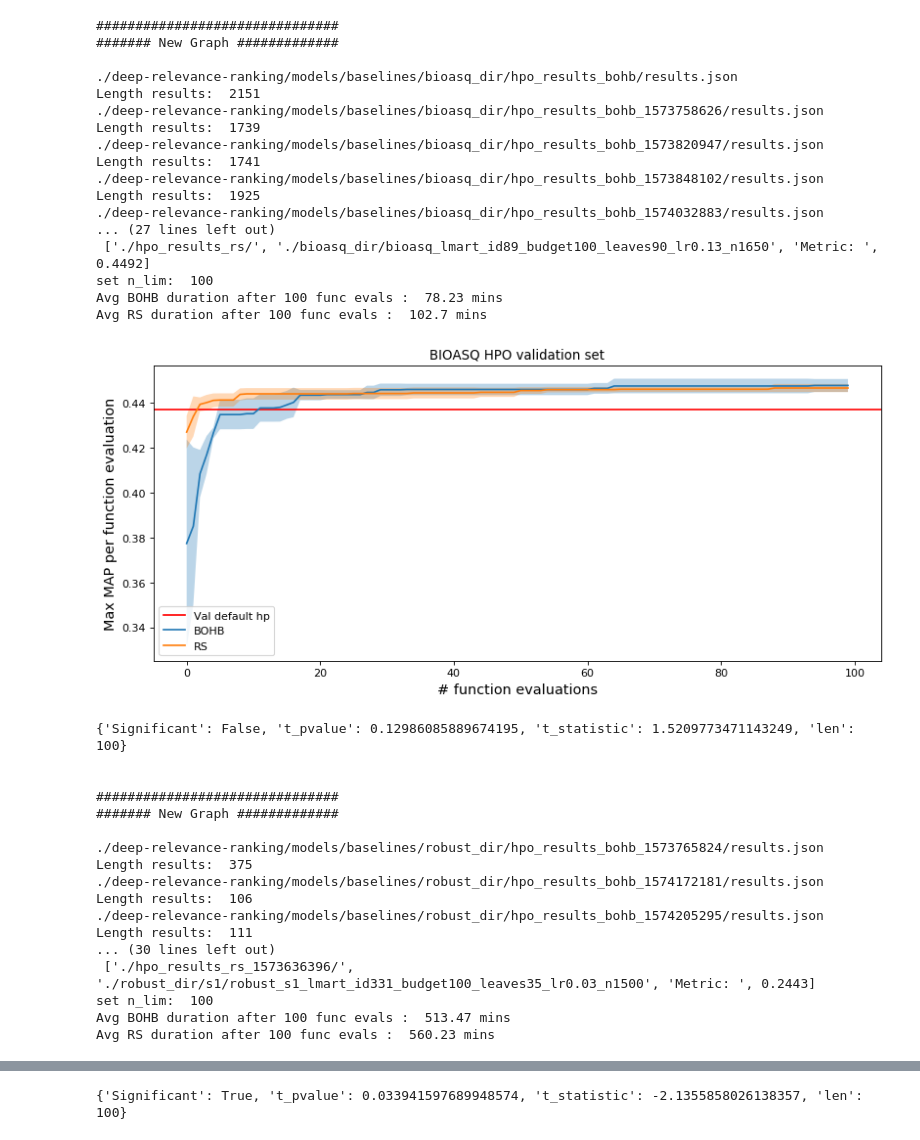
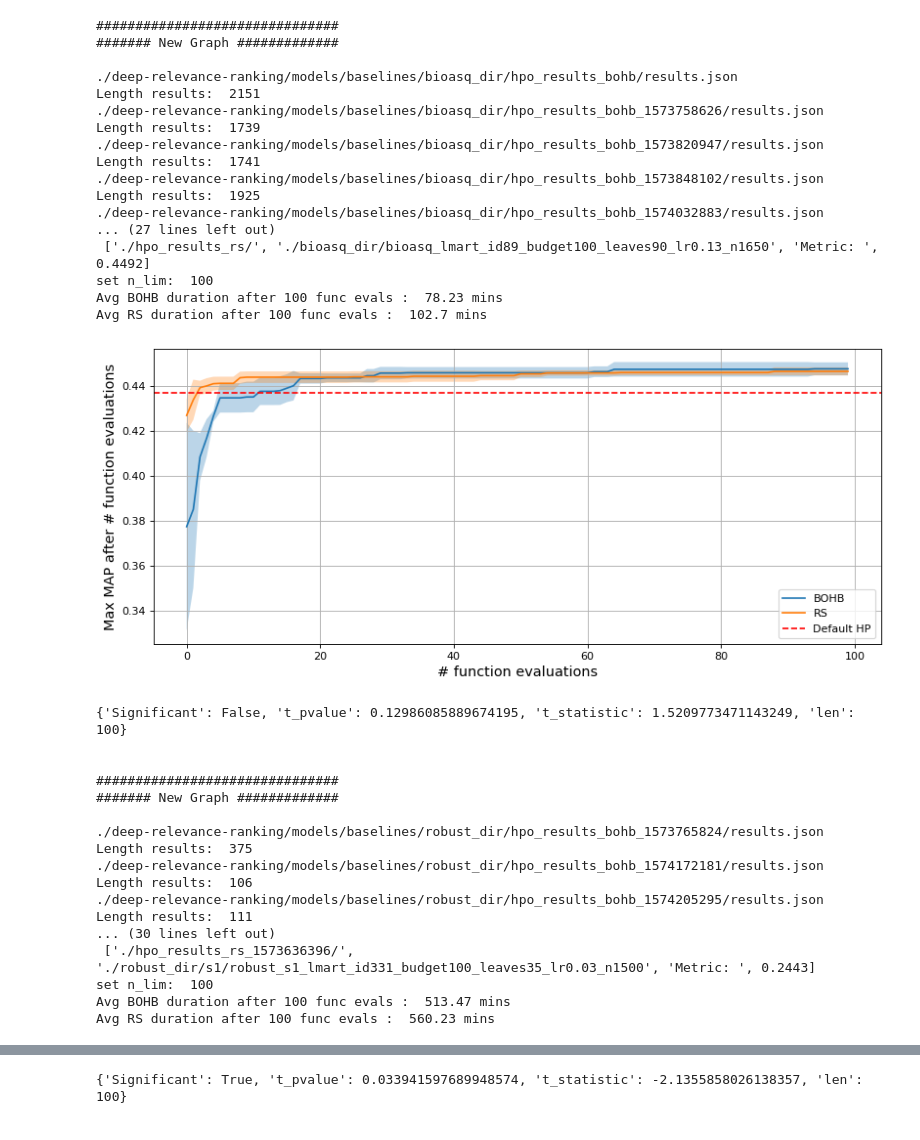
Before and after one commit to fj-morales/deep-relevance-ranking, a Jupyter notebook: models/baselines/HPO_analysis_intermediate.ipynb, the cells around one changed output, grey strips where cells are left out. Drawn from its saved outputs; the diff is of its cells as text; code cells hidden in the pictures.

```diff
--- a/models/baselines/HPO_analysis_intermediate.ipynb
+++ b/models/baselines/HPO_analysis_intermediate.ipynb
@@ -33,13 +33,12 @@ def load_hpo_results(results_dir):
         'config_lines': open_hpo_results_files(config_file)
         }
 # %%
-def load_results(file):
+def load_results(file, data_budget = 0):
     with open(file, 'rt') as f_in:
         results = []
         for line in f_in:
 #             line = line.strip('\n')
             results.append(json.loads(line))
-        data_budget = 0
 #         losses = [x[3]['loss'] for x in results if x[1] == 100] # Get only runs on 100% of data
         losses = [x[3]['loss'] for x in results if x[1] >= data_budget] # Get only runs on 100% of data
 
@@ -94,11 +93,11 @@ def get_min_loss(values):
     min_values = [min(values[0:i+1]) for i,x in enumerate(values)]
     return min_values
 # %%
-def get_avg_results(results_files, n_lim):
+def get_avg_results(results_files, n_lim, data_budget):
     res = []
 
     for r in results_files:
-        r_load = load_results(r)
+        r_load = load_results(r, data_budget)
 #         if len(r_load['loss_data']) > 100: # Load results only if they are above 100 function evaluations. Need to concat wit the other one
         if len(r_load['loss_data']) > 100: # Load results only if they are above 100 function evaluations. Need to concat wit the other one
             res.append(r_load)
@@ -186,14 +185,14 @@ def compute_t_test(data_A, data_B, alpha=0.05):
             'len': min_len
             }
 # %%
-def plot_results(dataset, *plots, dev_def=0, test_def=0, n=0, n_lim=0, min_dur=0, time_flag=True):
+def plot_results(dataset, *plots, dev_def=0, test_def=0, n=0, n_lim=0, min_dur=0, time_flag=True, log_flag=False, grid_f = False):
 
     f = plt.figure(num=None, figsize=(12, 5), dpi=80, facecolor='w', edgecolor='k')
     plt.clf()
 
-    plt.title(dataset.upper() + ' HPO validation set' )
+#     plt.title(dataset.upper() + ' HPO validation set' )
 
-    plt.axhline(y=dev_def, color='r', linestyle='-', label = 'Val default hp')
+
 #     plt.axhline(y=test_def, color='g', linestyle='--', label = 'Test default hp')
 
     data_max = []
@@ -240,9 +239,9 @@ def plot_results(dataset, *plots, dev_def=0, test_def=0, n=0, n_lim=0, min_dur=0
 #             plt.xlabel('# function evaluations on 100% budget', fontsize = 13)
 
         if dataset == 'tvqa':
-            plt.ylabel('Max acc per function evaluation', fontsize = 13)
+            plt.ylabel('Max ACC after # function evaluations', fontsize = 13)
         else:
-            plt.ylabel('Max MAP per function evaluation', fontsize = 13)
+            plt.ylabel('Max MAP after # function evaluations', fontsize = 13)
 
         metric_max_avg_sliced = metric_max_avg[n:n_up]
         error = np.asarray(plot_data['min_std'])
@@ -251,7 +250,10 @@ def plot_results(dataset, *plots, dev_def=0, test_def=0, n=0, n_lim=0, min_dur=0
 
         x_idx = idx[n:n_up]
 
-        p = plt.plot(x_idx, metric_max_avg_sliced, label = plot_data['avg_hpo'].upper())
+        if log_flag:
+            p = plt.semilogx(x_idx, metric_max_avg_sliced, label = plot_data['avg_hpo'].upper())
+        else:
+            p = plt.plot(x_idx, metric_max_avg_sliced, label = plot_data['avg_hpo'].upper())
 
 
         y = np.asarray(metric_max_avg_sliced)
@@ -269,7 +271,9 @@ def plot_results(dataset, *plots, dev_def=0, test_def=0, n=0, n_lim=0, min_dur=0
 # #             plt.fill_between(x_idx, raw_y-raw_error, raw_y+raw_error, alpha=0.3)
 
 #     plt.plot([x/hour for x in incumbent_bohb['times_finished']], incumbent_bohb['losses'])
-    plt.legend()
+    plt.axhline(y=dev_def, color='r', linestyle='--', label = 'Default HP')
+    plt.grid(grid_f, which="both")
+    plt.legend(loc = 'lower right')
     plt.show()
     pdf_file = 'hpo_' + dataset + '_' + x_axis + '_avg_curves.pdf'
     f.savefig(pdf_file, bbox_inches='tight')
@@ -307,6 +311,8 @@ adjust= 'fixed' # min|max|fixed
 n_limit = 0
 n_limit2 = 100
 alpha = 0.05
+# data_budget = 100
+data_budget = 0
 
 for wdir, dev_def, test_def in zip(workdirs, dev_defaults, test_defaults):
 
@@ -329,7 +335,7 @@ for wdir, dev_def, test_def in zip(workdirs, dev_defaults, test_defaults):
             dataset = 'tvqa'
 
 #         print(dataset)
-        avg_res = get_avg_results(results_files[0:5], n_limit2)
+        avg_res = get_avg_results(results_files[0:5], n_limit2, data_budget)
 #         n_limit_hpo = len(avg_res['loss_data'])
         dur.append(sum(avg_res['duration_mean']))
         avg_res_hpo.append(avg_res)
@@ -339,35 +345,36 @@ for wdir, dev_def, test_def in zip(workdirs, dev_defaults, test_defaults):
     elif adjust == 'max':
         n_limit = max(len(r['loss_data']) for r in avg_res_hpo)
     elif adjust == 'fixed':
         n_limit = n_limit2
     print('set n_lim: ', n_limit)
 
-    data_pvalue = plot_results(dataset, *avg_res_hpo, dev_def=dev_def, test_def=test_def, n=0, n_lim=n_limit, min_dur=min(dur), time_flag=False)
+    data_pvalue = plot_results(dataset, *avg_res_hpo, dev_def=dev_def, test_def=test_def, n=0,
+                               n_lim=n_limit, min_dur=min(dur), time_flag=False, log_flag=False, grid_f=True)
     pvalue_results = compute_t_test(data_pvalue[0], data_pvalue[1], alpha)
     print(pvalue_results)
 
         # Plot
 
         # Save results all results
 # %% [output]
 ###############################
 ####### New Graph #############
 
 ./deep-relevance-ranking/models/baselines/bioasq_dir/hpo_results_bohb/results.json
 Length results:  2151
 ./deep-relevance-ranking/models/baselines/bioasq_dir/hpo_results_bohb_1573758626/results.json
 Length results:  1739
 ./deep-relevance-ranking/models/baselines/bioasq_dir/hpo_results_bohb_1573820947/results.json
 Length results:  1741
 ./deep-relevance-ranking/models/baselines/bioasq_dir/hpo_results_bohb_1573848102/results.json
 Length results:  1925
 ./deep-relevance-ranking/models/baselines/bioasq_dir/hpo_results_bohb_1574032883/results.json
 ... (27 lines left out)
  ['./hpo_results_rs/', './bioasq_dir/bioasq_lmart_id89_budget100_leaves90_lr0.13_n1650', 'Metric: ', 0.4492]
 set n_lim:  100
 Avg BOHB duration after 100 func evals :  78.23 mins
 Avg RS duration after 100 func evals :  102.7 mins
-[figure, old version]
+[figure, new version]
 {'Significant': False, 't_pvalue': 0.12986085889674195, 't_statistic': 1.5209773471143249, 'len': 100}
 
 
```
Also changed, not shown: parts of 1 cell of this notebook, 1 other file.
